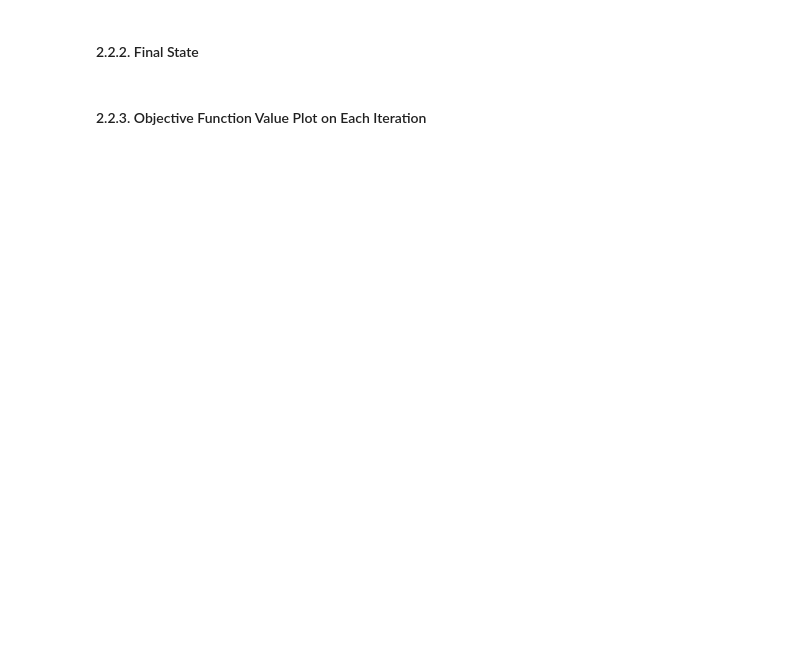
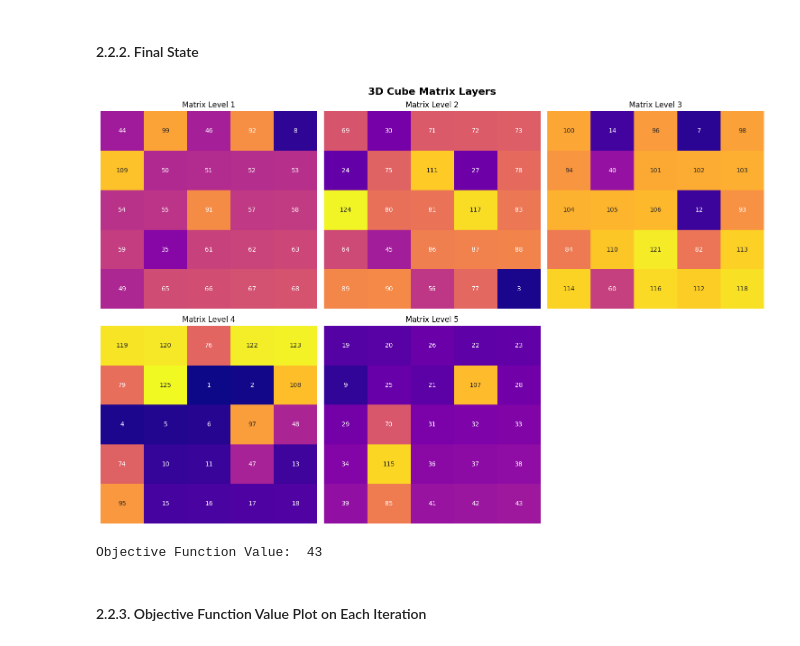
Before and after one commit to Zechtro/Tubes1_AI, a Jupyter notebook: src/Main.ipynb, the cells around one changed output. Cells and saved outputs as stored; diff of their text form; code cells hidden in the pictures; blank space fills up the shorter version.

```diff
--- a/src/Main.ipynb
+++ b/src/Main.ipynb
@@ -281,8 +310,11 @@ print("Objective Function Value: ", values_each_experiment[1][0])
 # %% [markdown]
 #### 2.2.2. Final State
 # %%
-displayMatrixLayers(cubes_each_experiment[1][-1].to_3d_array())
+displayMatrixLayers(cubes_tiap_percobaan[1][-1].to_3d_array())
 print("Objective Function Value: ", values_each_experiment[1][-1])
+# %% [output]
+[figure, added]
+Objective Function Value:  43
 # %% [markdown]
 #### 2.2.3. Objective Function Value Plot on Each Iteration
 # %%
```
Also changed, not shown: parts of 39 cells of this notebook, 1 other file.
